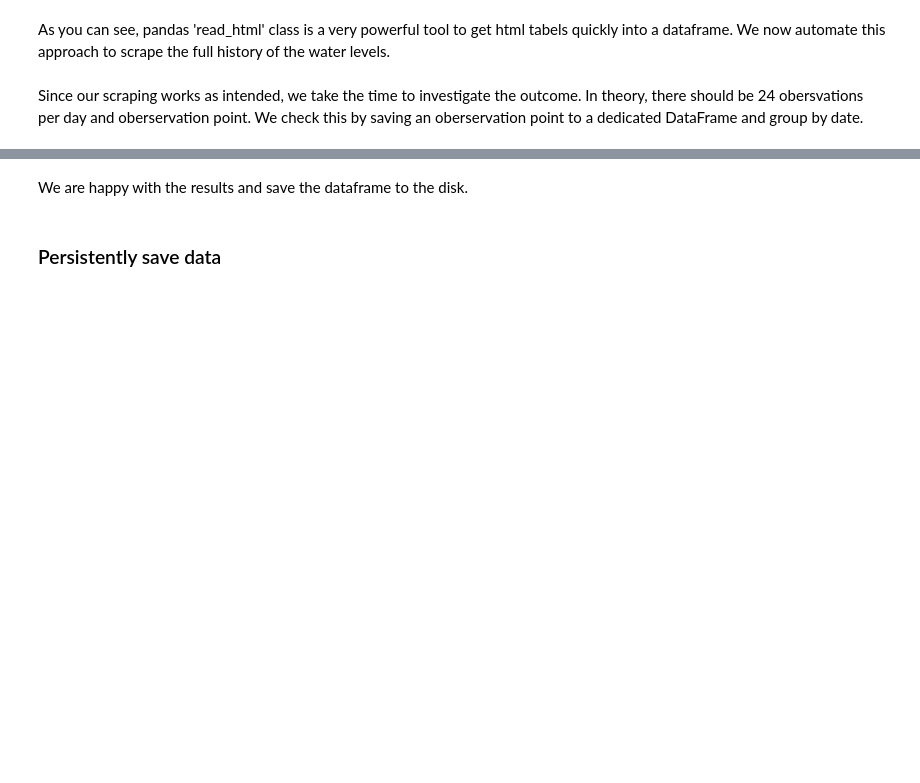
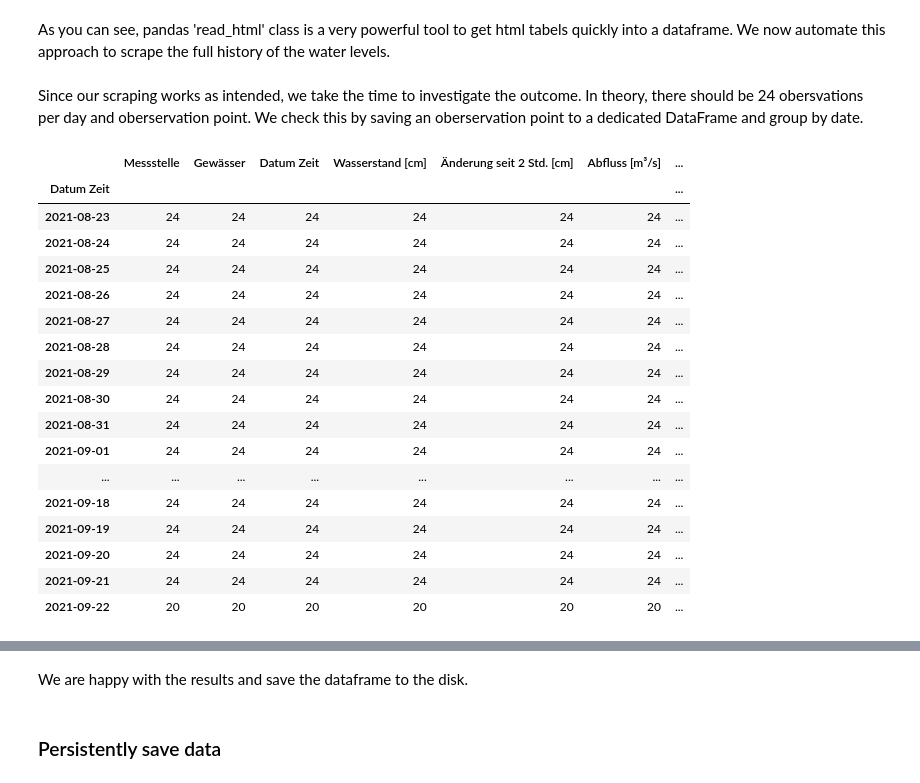
Before and after one commit to sonnyplankton/IsarWaterLevels, a Jupyter notebook: Bay Flüsse Pegelstände Scraping.ipynb, the cells around one changed output, grey strips where cells are left out. Saved outputs shown, nothing was run; the diff lists cells and outputs as text; code cells hidden in the pictures; blank space fills up the shorter version.

```diff
--- a/Bay Flüsse Pegelstände Scraping.ipynb
+++ b/Bay Flüsse Pegelstände Scraping.ipynb
@@ -152,5 +161,23 @@ if concatenating == True:
 Since our scraping works as intended, we take the time to investigate the outcome. In theory, there should be 24 obersvations per day and oberservation point. We check this by saving an oberservation point to a dedicated DataFrame and group by date.
 # %%
 waterlevel_sylvenstein = concatenated_df_2[concatenated_df_2['Messstelle'] == 'Sylvenstein']
-waterlevel_straubing = concatenated_df_2[concatenated_df_2['Messstelle'] == 'Straubing']
-#waterlevel_sylvenstein.groupby(by=waterlevel_sylvenstein['Datum Zeit'].dt.date).count()
+waterlevel_sylvenstein.groupby(by=waterlevel_sylvenstein['Datum Zeit'].dt.date).count()
+# %% [output]
+|  | Messstelle | Gewässer | Datum Zeit | Wasser­stand [cm] | Änderung seit 2 Std. [cm] | Abfluss [m³/s] | ... |
+| Datum Zeit |  |  |  |  |  |  | ... |
+| 2021-08-23 | 24 | 24 | 24 | 24 | 24 | 24 | ... |
+| 2021-08-24 | 24 | 24 | 24 | 24 | 24 | 24 | ... |
+| 2021-08-25 | 24 | 24 | 24 | 24 | 24 | 24 | ... |
+| 2021-08-26 | 24 | 24 | 24 | 24 | 24 | 24 | ... |
+| 2021-08-27 | 24 | 24 | 24 | 24 | 24 | 24 | ... |
+| 2021-08-28 | 24 | 24 | 24 | 24 | 24 | 24 | ... |
+| 2021-08-29 | 24 | 24 | 24 | 24 | 24 | 24 | ... |
+| 2021-08-30 | 24 | 24 | 24 | 24 | 24 | 24 | ... |
+| 2021-08-31 | 24 | 24 | 24 | 24 | 24 | 24 | ... |
+| 2021-09-01 | 24 | 24 | 24 | 24 | 24 | 24 | ... |
+| ... | ... | ... | ... | ... | ... | ... | ... |
+| 2021-09-18 | 24 | 24 | 24 | 24 | 24 | 24 | ... |
+| 2021-09-19 | 24 | 24 | 24 | 24 | 24 | 24 | ... |
+| 2021-09-20 | 24 | 24 | 24 | 24 | 24 | 24 | ... |
+| 2021-09-21 | 24 | 24 | 24 | 24 | 24 | 24 | ... |
+| 2021-09-22 | 20 | 20 | 20 | 20 | 20 | 20 | ... |
```
Also changed, not shown: parts of 18 cells of this notebook, 1 other file.
